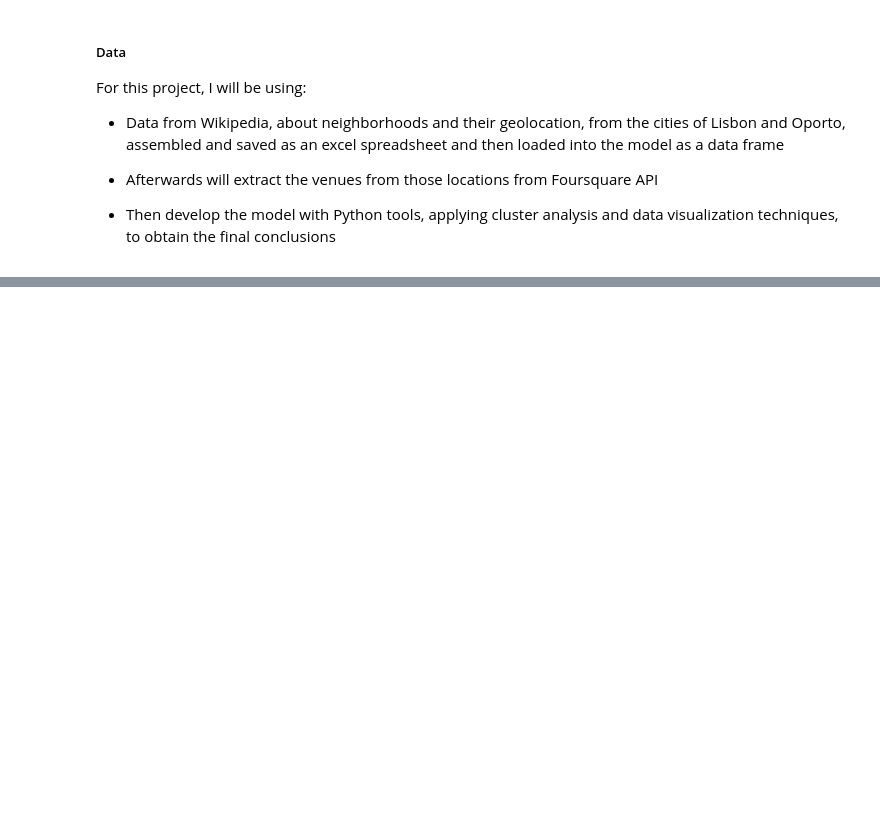
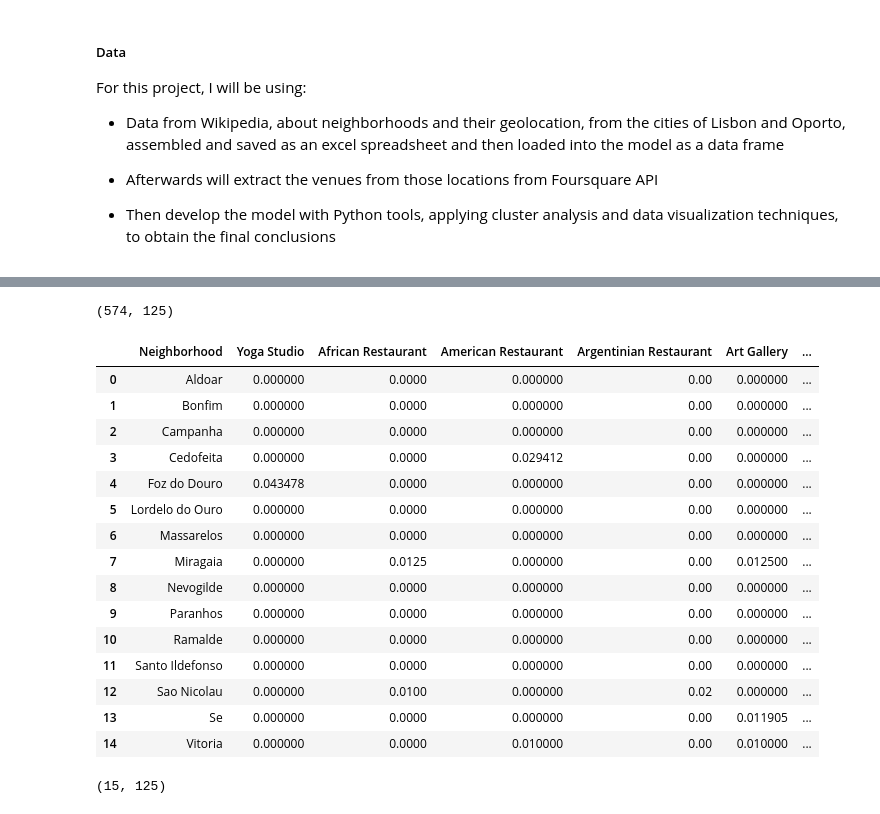
Before and after one commit to jotafiliperocha/joao_rocha, a Jupyter notebook: Capstone - Battle of the neighborhoods.ipynb, the cells around one changed output, grey strips where cells are left out. Drawn from its saved outputs; the diff is of its cells as text; code cells hidden in the pictures; blank space fills up the shorter version.

```diff
--- a/Capstone - Battle of the neighborhoods.ipynb
+++ b/Capstone - Battle of the neighborhoods.ipynb
@@ -27,0 +88,8 @@ For this project, I will be using:
+# %%
+CLIENT_ID = 'VQFFLCEOOKT4UIOBL5WFKF31W2FIBDJZXG0ZCHMJJL5FLJKM' # your Foursquare ID
+CLIENT_SECRET = 'MIMZV12UEKRNV31GECV2J0MNOXLWQRPROM24UCVVS2YPMEX2' # your Foursquare Secret
+VERSION = '20200303' # Foursquare API version
+
+print('Your credentails:')
+print('CLIENT_ID: ' + CLIENT_ID)
+print('CLIENT_SECRET:' + CLIENT_SECRET)
@@ -27,0 +291,7 @@ For this project, I will be using:
+# %%
+
+
+porto_venues = getNearbyVenues(names=porto_pd['Neighborhood'],
+                                   latitudes=porto_pd['Latitude'],
+                                   longitudes=porto_pd['Longitude']
+                                  )
@@ -27,0 +349,12 @@ For this project, I will be using:
+# %%
+# one hot encoding
+porto_onehot = pd.get_dummies(porto_venues[['Venue Category']], prefix="", prefix_sep="")
+
+# add neighborhood column back to dataframe
+porto_onehot['Neighborhood'] = porto_venues['Neighborhood']
+
+# move neighborhood column to the first column
+fixed_columns = [porto_onehot.columns[-1]] + list(porto_onehot.columns[:-1])
+porto_onehot = porto_onehot[fixed_columns]
+
+porto_onehot.head()
@@ -27,0 +368,28 @@ For this project, I will be using:
+# %%
+porto_onehot.shape
+# %% [output]
+(574, 125)
+# %%
+porto_grouped = porto_onehot.groupby('Neighborhood').mean().reset_index()
+porto_grouped
+# %% [output]
+|  | Neighborhood | Yoga Studio | African Restaurant | American Restaurant | Argentinian Restaurant | Art Gallery | ... |
+| 0 | Aldoar | 0.000000 | 0.0000 | 0.000000 | 0.00 | 0.000000 | ... |
+| 1 | Bonfim | 0.000000 | 0.0000 | 0.000000 | 0.00 | 0.000000 | ... |
+| 2 | Campanha | 0.000000 | 0.0000 | 0.000000 | 0.00 | 0.000000 | ... |
+| 3 | Cedofeita | 0.000000 | 0.0000 | 0.029412 | 0.00 | 0.000000 | ... |
+| 4 | Foz do Douro | 0.043478 | 0.0000 | 0.000000 | 0.00 | 0.000000 | ... |
+| 5 | Lordelo do Ouro | 0.000000 | 0.0000 | 0.000000 | 0.00 | 0.000000 | ... |
+| 6 | Massarelos | 0.000000 | 0.0000 | 0.000000 | 0.00 | 0.000000 | ... |
+| 7 | Miragaia | 0.000000 | 0.0125 | 0.000000 | 0.00 | 0.012500 | ... |
+| 8 | Nevogilde | 0.000000 | 0.0000 | 0.000000 | 0.00 | 0.000000 | ... |
+| 9 | Paranhos | 0.000000 | 0.0000 | 0.000000 | 0.00 | 0.000000 | ... |
+| 10 | Ramalde | 0.000000 | 0.0000 | 0.000000 | 0.00 | 0.000000 | ... |
+| 11 | Santo Ildefonso | 0.000000 | 0.0000 | 0.000000 | 0.00 | 0.000000 | ... |
+| 12 | Sao Nicolau | 0.000000 | 0.0100 | 0.000000 | 0.02 | 0.000000 | ... |
+| 13 | Se | 0.000000 | 0.0000 | 0.000000 | 0.00 | 0.011905 | ... |
+| 14 | Vitoria | 0.000000 | 0.0000 | 0.010000 | 0.00 | 0.010000 | ... |
+# %%
+porto_grouped.shape
+# %% [output]
+(15, 125)
```
Also changed, not shown: parts of 46 cells of this notebook.
